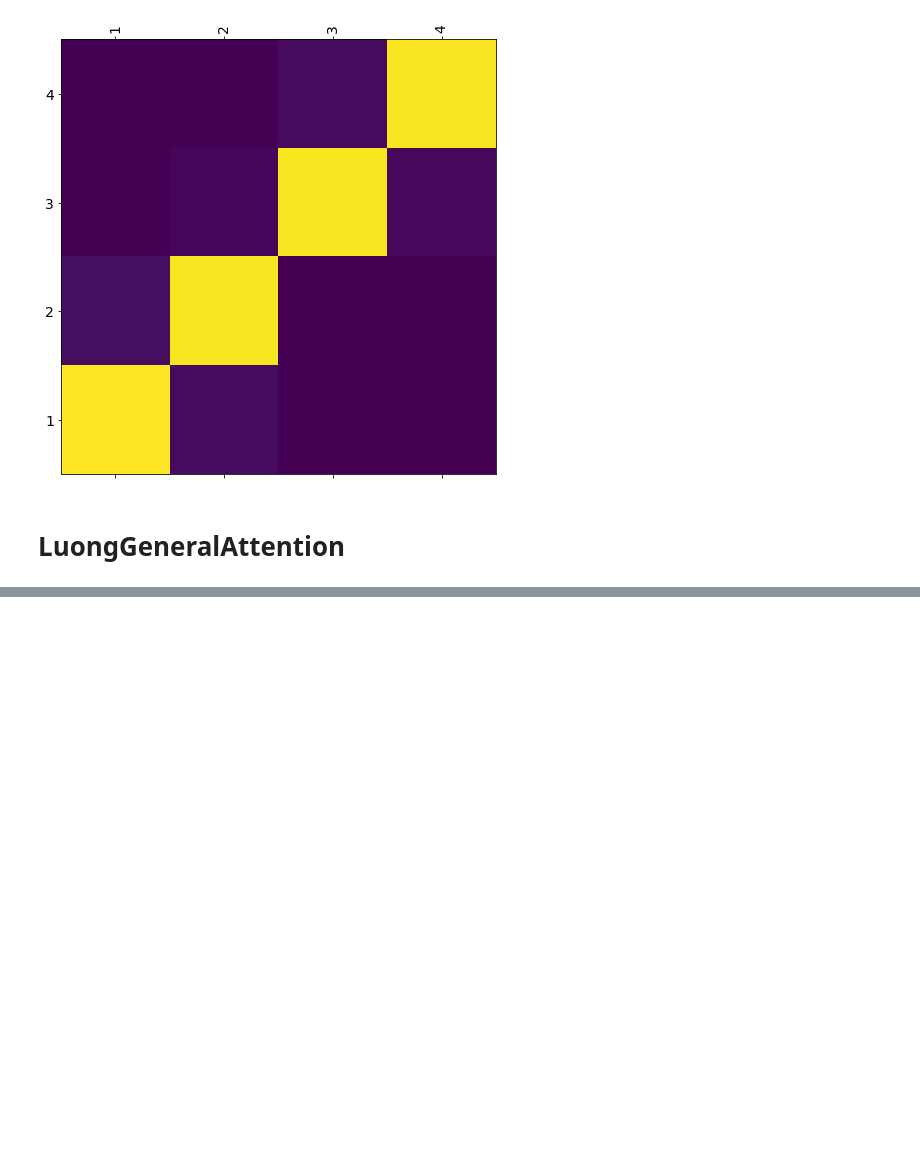
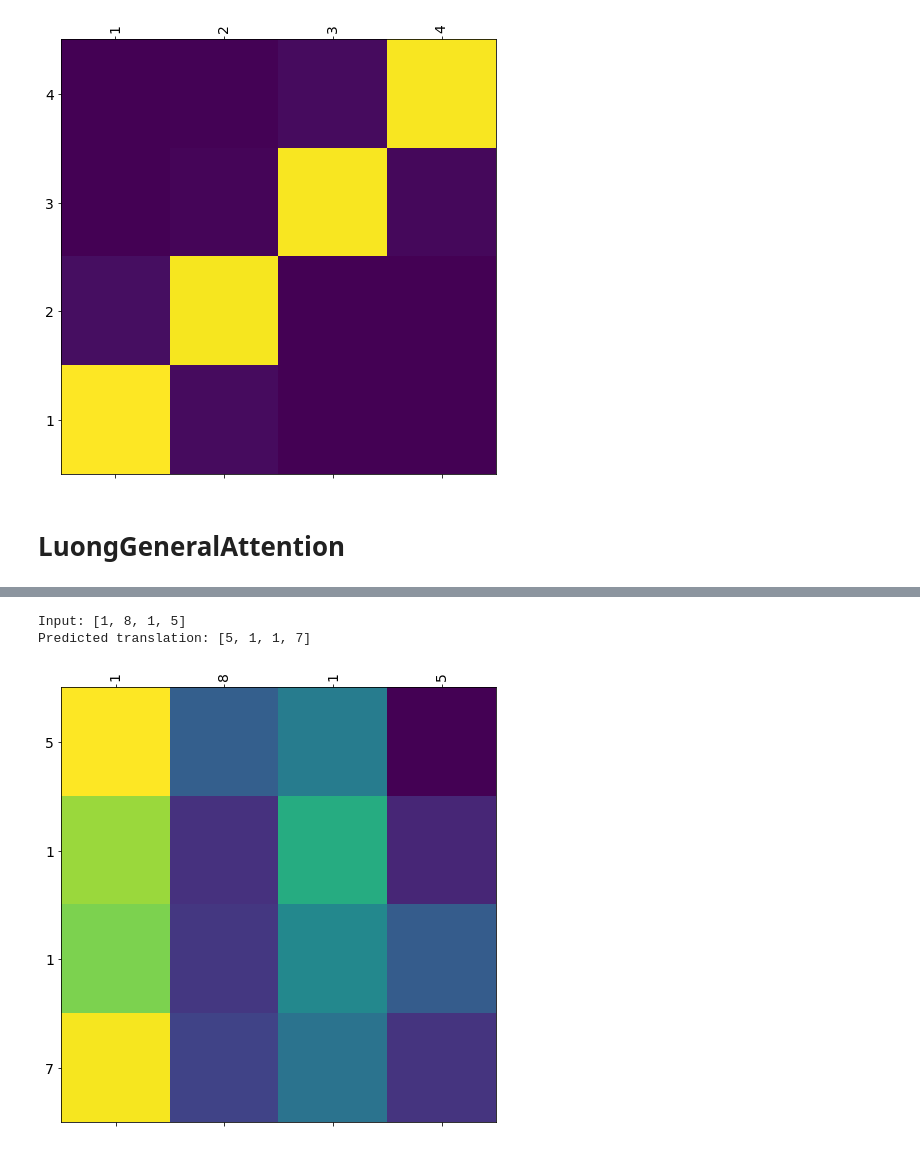
Before and after one commit to JanLeyva/DeepLearning, a Jupyter notebook: Assignment3Test1.ipynb, the cells around one changed output, grey strips where cells are left out. Drawn from its saved outputs; the diff is of its cells as text; code cells hidden in the pictures; blank space fills up the shorter version.

```diff
--- a/Assignment3Test1.ipynb
+++ b/Assignment3Test1.ipynb
@@ -877,0 +954,6 @@ train_test(model_attentionBahdanauAttention, X_train, y_train , X_test,
+# %%
+plotWeight([1, 8, 1, 5], attentionBahdanauAttention, encoder_lstmLuGen, decoder_lstmLuGen, decoder_denseLuGen)
+# %% [output]
+Input: [1, 8, 1, 5]
+Predicted translation: [5, 1, 1, 7]
+[figure, added]
```
Also changed, not shown: parts of 11 cells of this notebook.
